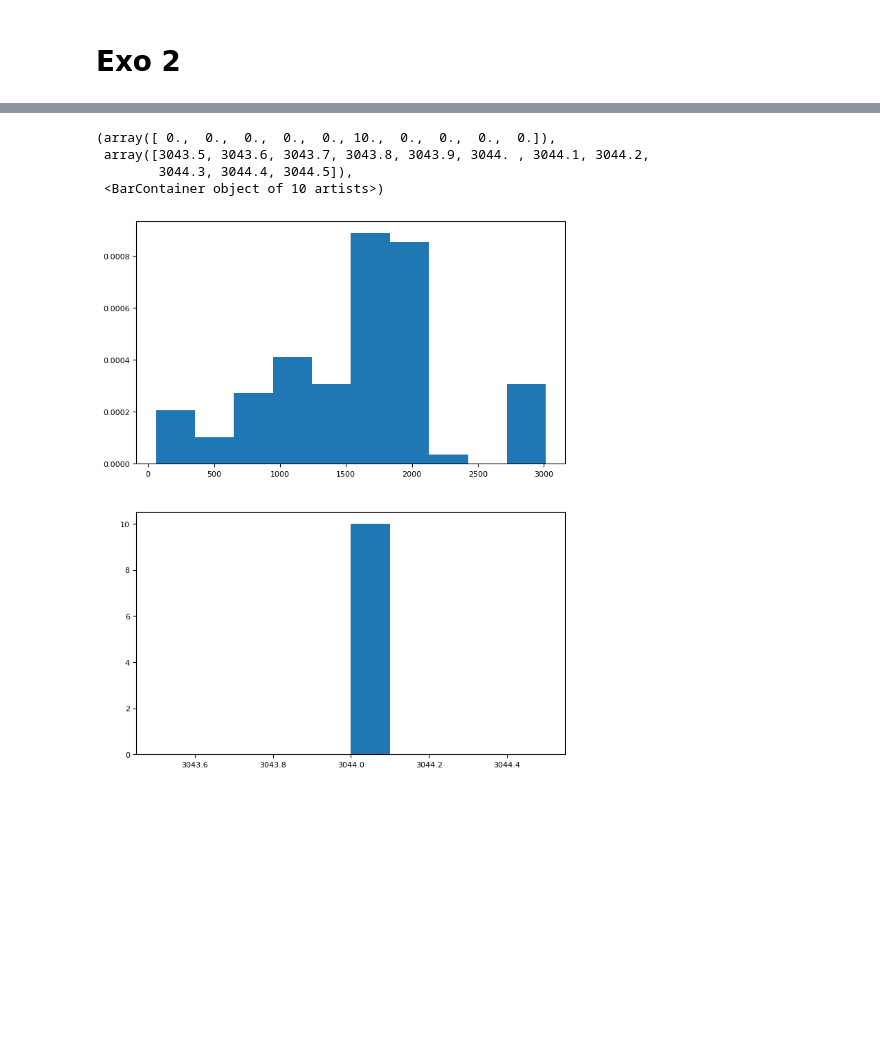
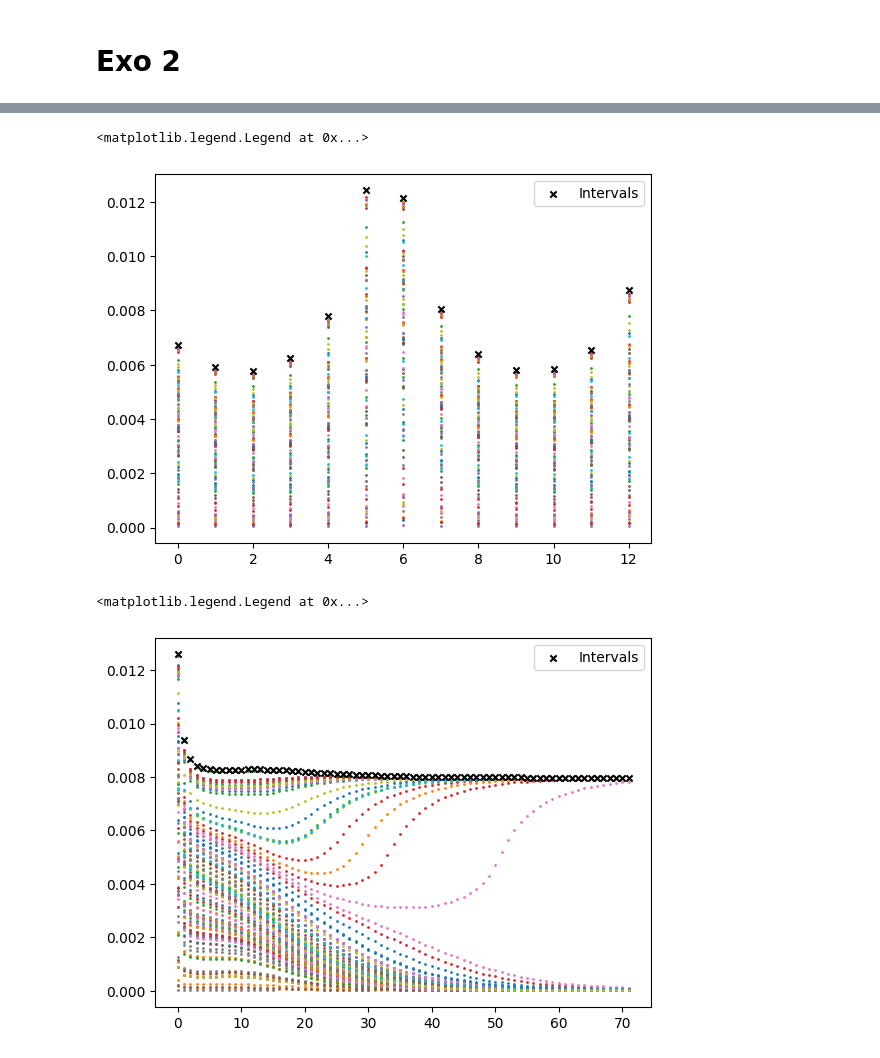
Before and after one commit to NicolasRR/SSHNeurons, a Jupyter notebook: Notebook.ipynb, the cells around one changed output, grey strips where cells are left out. Saved outputs shown, nothing was run; the diff lists cells and outputs as text; code cells hidden in the pictures; blank space fills up the shorter version.

```diff
--- a/Notebook.ipynb
+++ b/Notebook.ipynb
@@ -205,8 +214,2 @@ raster_plot(ST2[-1-i30:-1], ax2)
 # %% [markdown]
 # Exo 2
-# %%
-ST=ST1
-t1 = np.min(np.nonzero(ST[:,0]))
-rtimes= [np.min(np.nonzero(ST[:,i])[0][(np.nonzero(ST[:,i])>t1)[0]]) for i in range(1,ST.shape[1])]-t1
-# for t1 in np.nonzero(ST[:,0])[0][1:-1]:
-#   rtimes= np.vstack([rtimes,[np.min(np.nonzero(ST[:,i])[0][(np.nonzero(ST[:,i])>t1)[0]]) for i in range(1,ST.shape[1])] - t1])
@@ -225,26 +216,36 @@ ax2.hist(np.diff(np.nonzero(ST[:,0]))[0], density=True)
-# %%
-ST=ST2
-t1 = np.min(np.nonzero(ST[:,0]))
-rtimes= [np.min(np.nonzero(ST[:,i])[0][(np.nonzero(ST[:,i])>t1)[0]]) for i in range(1,ST.shape[1])]-t1
-#for t1 in np.nonzero(ST[:,0])[0][1:-1]:
-#  rtimes= np.vstack([rtimes,[np.min(np.nonzero(ST[:,i])[0][(np.nonzero(ST[:,i])>t1)[0]]) for i in range(1,ST.shape[1])] - t1])
-# %%
-fig, (ax1, ax2) = plt.subplots(2, 1, figsize=(8, 10))
-
-ax1.hist(rtimes.flatten(), density=True)
-ax2.hist(np.diff(np.nonzero(ST[:,0]))[0], density=True)
-# %% [output]
-(array([ 0.,  0.,  0.,  0.,  0., 10.,  0.,  0.,  0.,  0.]),
- array([3043.5, 3043.6, 3043.7, 3043.8, 3043.9, 3044. , 3044.1, 3044.2,
-        3044.3, 3044.4, 3044.5]),
- <BarContainer object of 10 artists>)
-[figure, removed]
-# %%
-steps = Vs1.shape[0]
-t = np.arange(0, steps, 1)
-Ie3 = Iext(t, unit_time=dt)*MEMBRANE_RESISTANCE
-
-fig, (ax1, ax2, ax3) = plt.subplots(3, 1, figsize=(8, 10))
-IV_plot(Ie2, Vs2,t, ax1)
-activity_plot(ST2,t,ax2)
-raster_plot(ST2, ax3)
+# %%
+def intervals_spike(ST):
+  tn1 = np.nonzero(ST[:,0])[0]
+  # Iterating through the firing times of neuron 1
+  rtimes = []
+  intervals = []
+  for i in range(len(tn1)-1):
+    Imax = tn1[i+1]
+    Imin = tn1[i]
+    intervals.append(Imax-Imin)
+    t = []
+    # Iterating through the neurons
+    for n in range(1, ST.shape[1]):
+      indices = np.nonzero(ST[:,n])[0]
+      t.append(indices[(indices>Imin)*(indices<=Imax)][0])
+    rtimes.append(t-Imin)
+
+  return np.array(rtimes)*dt, intervals*dt
+# %%
+rtimes, intervals = intervals_spike(ST0)
+for n in range(rtimes.shape[1]):
+  plt.scatter(range(rtimes.shape[0]), rtimes[:,n], s=1)
+plt.scatter(range(len(intervals)), intervals, marker="x", s=20, c="black", label = "Intervals")
+plt.legend()
+# %% [output]
+<matplotlib.legend.Legend at 0x...>
+[figure, added]
+# %%
+rtimes, intervals = intervals_spike(ST1)
+for n in range(rtimes.shape[1]):
+  plt.scatter(range(rtimes.shape[0]), rtimes[:,n], s=1)
+plt.scatter(range(len(intervals)), intervals, marker="x", s=20, c="black", label = "Intervals")
+plt.legend()
+# %% [output]
+<matplotlib.legend.Legend at 0x...>
+[figure, added]
```
Also changed, not shown: parts of 12 cells of this notebook.
